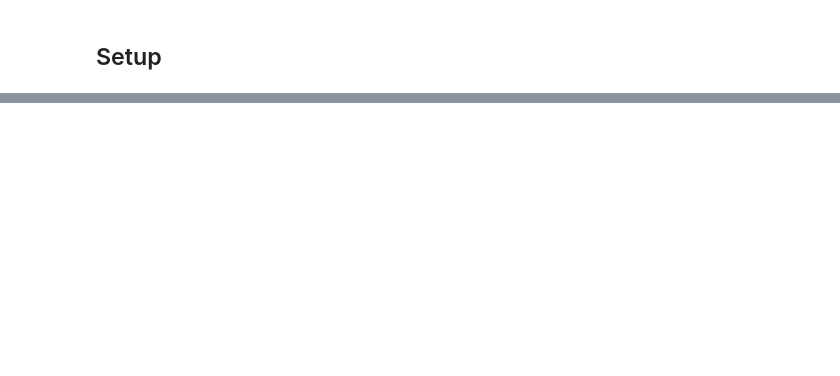
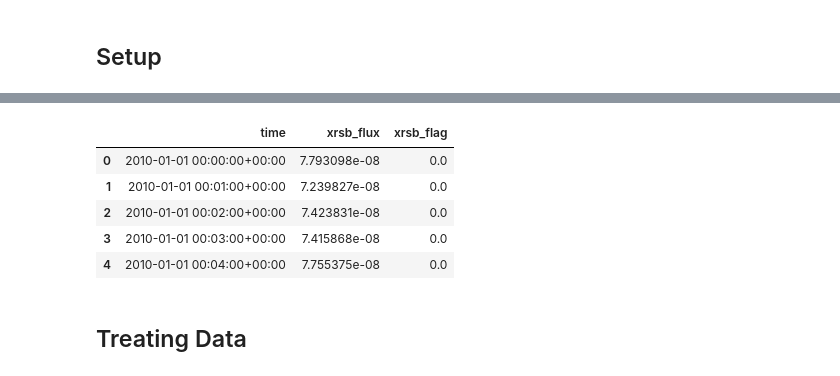
Before and after one commit to DudsFerraz/Solar_Flares_Forecasting, a Jupyter notebook: src/notebooks/data_treatment/xrays_treatment.ipynb, the cells around one changed output, grey strips where cells are left out. Saved outputs shown, nothing was run; the diff lists cells and outputs as text; code cells hidden in the pictures; blank space fills up the shorter version.

```diff
--- a/src/notebooks/data_treatment/xrays_treatment.ipynb
+++ b/src/notebooks/data_treatment/xrays_treatment.ipynb
@@ -121,0 +11,7 @@ data[2018]['whole_year'][data[2018]['whole_year']['xrsa_flux'].isna()].shape
+# %%
+load_dotenv()
+
+RAW_PATH = os.getenv('XRAY_RAW_PATH')
+PROCESSED_PATH = os.getenv('XRAY_PROCESSED_PATH')
+TREATED_PATH = os.getenv('XRAY_TREATED_PATH')
+DATA_YEARS = range(2010, 2025)
@@ -121,0 +20,26 @@ data[2018]['whole_year'][data[2018]['whole_year']['xrsa_flux'].isna()].shape
+# %%
+for y_ in tqdm(DATA_YEARS, desc="Processando Anos (Raios-X)"):
+    y_str = str(y_)
+    output_dir = os.path.join(PROCESSED_PATH, y_str)
+    os.makedirs(output_dir, exist_ok=True)
+
+    output_csv = os.path.join(output_dir, f'xrays_1m_{y_str}.csv')
+
+    if os.path.exists(output_csv):
+        continue
+
+    xray_files = glob.glob(os.path.join(RAW_PATH, y_str, 'sci_xrsf-l2-avg1m_*.nc'))
+
+    df_xray_list = []
+    for f in xray_files:
+        try:
+            ds = xr.open_dataset(f)
+            df = ds.to_dataframe().reset_index()
+            df_xray_list.append(df)
+            ds.close()
+        except Exception as e:
+            print(f"Erro ao ler NC (X-Rays): {f} - {e}")
+
+    if df_xray_list:
+        df_year = pd.concat(df_xray_list, ignore_index=True)
+        df_year.to_csv(output_csv, index=False)
@@ -121,0 +113,11 @@ data[2018]['whole_year'][data[2018]['whole_year']['xrsa_flux'].isna()].shape
+# %%
+display(df_xrays_full.head())
+# %% [output]
+|  | time | xrsb_flux | xrsb_flag |
+| 0 | 2010-01-01 00:00:00+00:00 | 7.793098e-08 | 0.0 |
+| 1 | 2010-01-01 00:01:00+00:00 | 7.239827e-08 | 0.0 |
+| 2 | 2010-01-01 00:02:00+00:00 | 7.423831e-08 | 0.0 |
+| 3 | 2010-01-01 00:03:00+00:00 | 7.415868e-08 | 0.0 |
+| 4 | 2010-01-01 00:04:00+00:00 | 7.755375e-08 | 0.0 |
+# %% [markdown]
+## Treating Data
```
Also changed, not shown: parts of 38 cells of this notebook.
